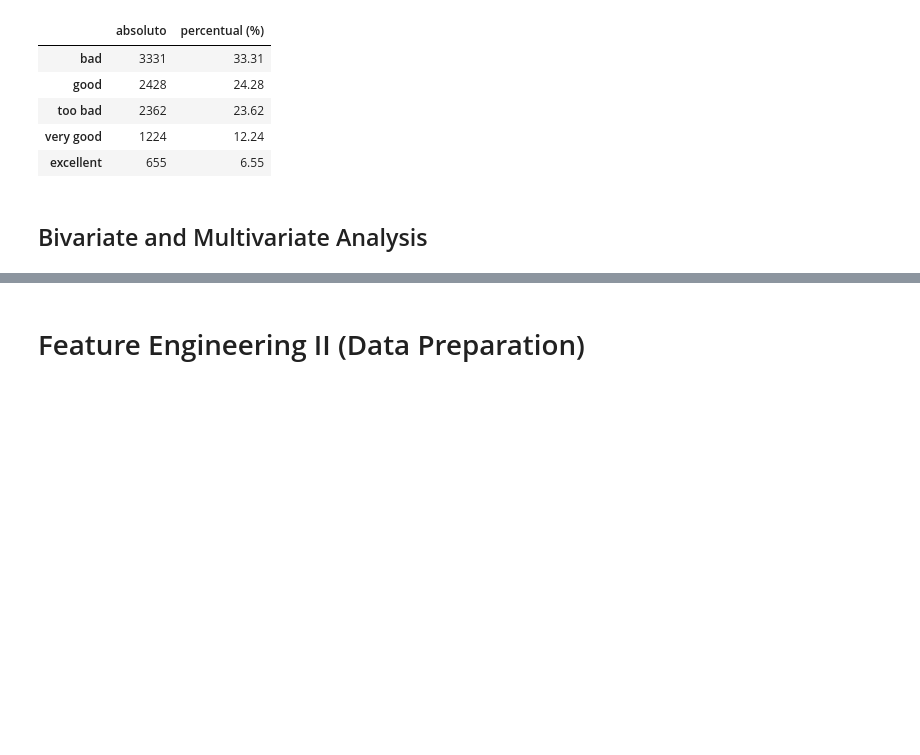
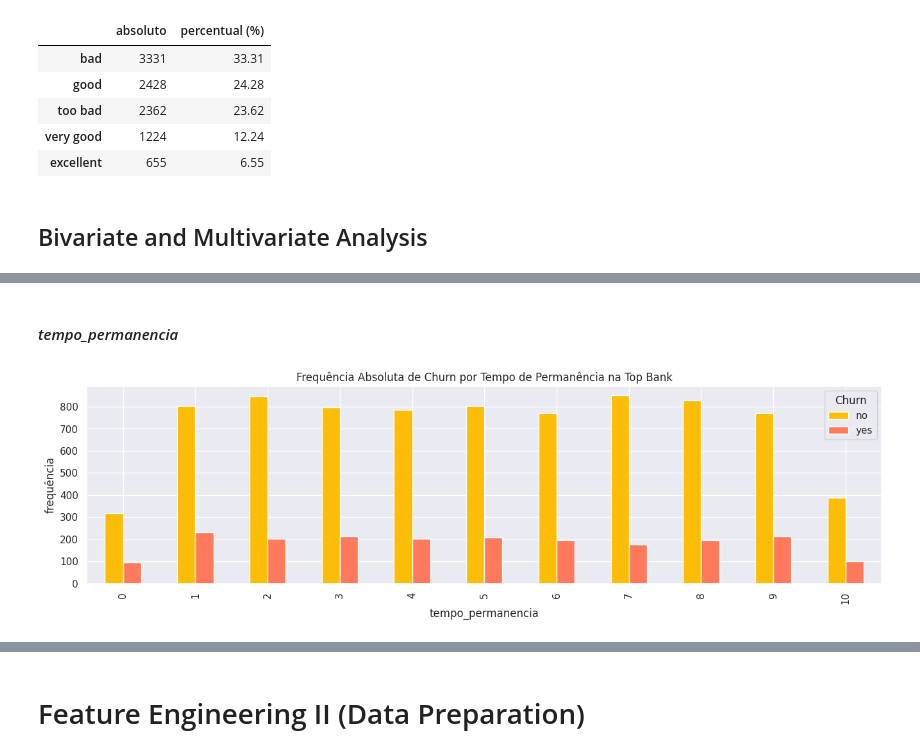
Before and after one commit to rodrigo-rngl/data-science-portfolio, a Jupyter notebook: top-bank-churn-predict/notebooks/Project Clients Churn Predict - V2.ipynb, the cells around one changed output, grey strips where cells are left out. Drawn from its saved outputs; the diff is of its cells as text; code cells hidden in the pictures; blank space fills up the shorter version.

```diff
--- a/top-bank-churn-predict/notebooks/Project Clients Churn Predict - V2.ipynb
+++ b/top-bank-churn-predict/notebooks/Project Clients Churn Predict - V2.ipynb
@@ -1038,0 +1086,16 @@ SyntaxError: invalid syntax (476313318.py, line 1)
+# %% [markdown]
+#### *tempo_permanencia*
+# %%
+df_aux = df4[['id_cliente','Churn', 'tempo_permanencia']].groupby(['Churn','tempo_permanencia']).count()
+df_aux.reset_index().pivot(index='tempo_permanencia', columns='Churn', values='id_cliente').plot(kind='bar')
+
+# Adiciona títulos e etiquetas
+plt.title('Frequência Absoluta de Churn por Tempo de Permanência na Top Bank')
+plt.xlabel('tempo_permanencia')
+plt.ylabel('frequência')
+plt.legend(title= 'Churn');
+
+# Exibe o gráfico
+plt.show()
+# %% [output]
+[figure, added]
```
Also changed, not shown: parts of 6 cells of this notebook.
